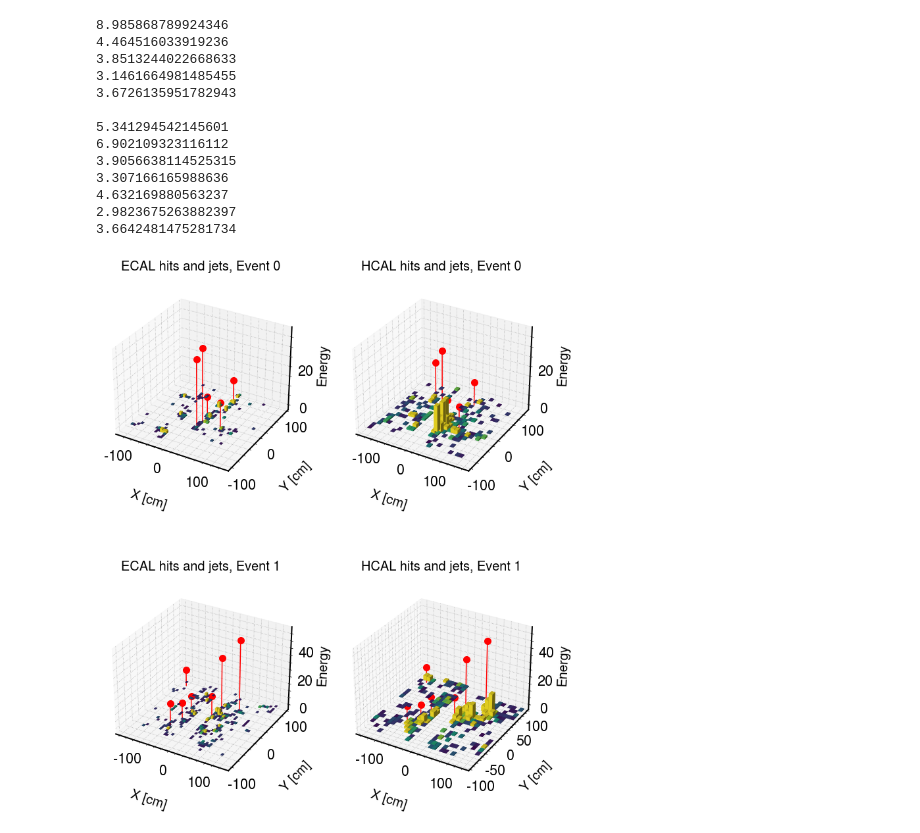
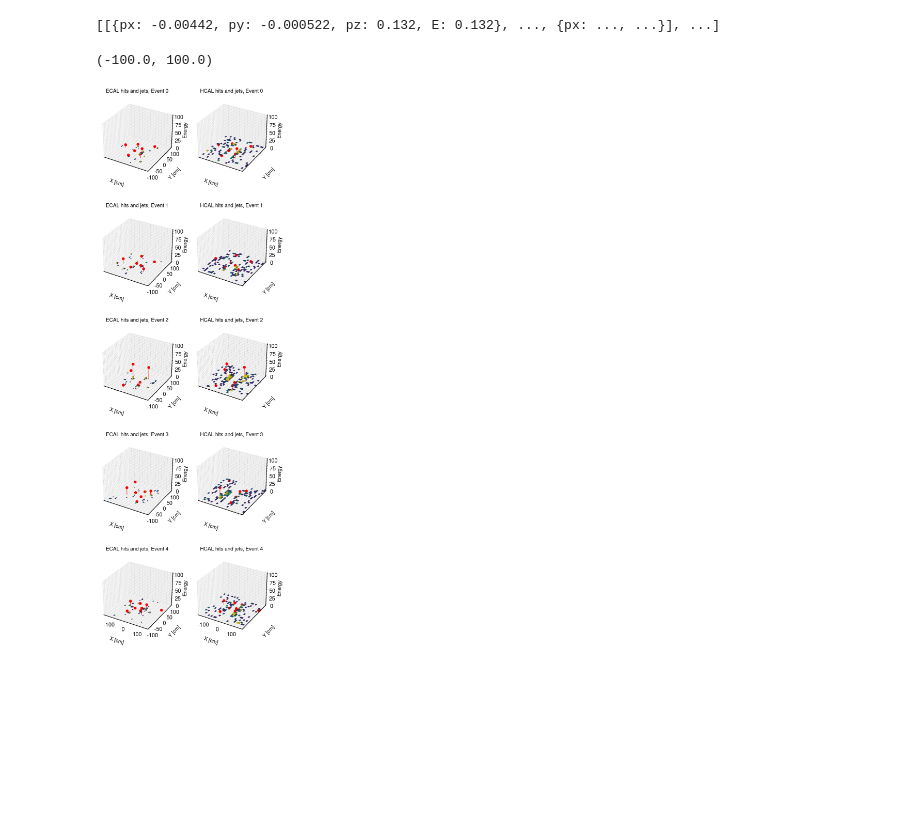
Before and after one commit to SeanBP/STAR-Forward-Analysis, a Jupyter notebook: STAR Forward Upgrade Analysis.ipynb, the cells around one changed output. Saved outputs shown, nothing was run; the diff lists cells and outputs as text; code cells hidden in the pictures; blank space fills up the shorter version.

```diff
--- a/STAR Forward Upgrade Analysis.ipynb
+++ b/STAR Forward Upgrade Analysis.ipynb
@@ -56,7 +59,8 @@ momenta = ak.zip(
         "px": ak.Array(px),
         "py": ak.Array(py),
         "pz": ak.Array(pz),
-        "E": ak.Array(ecut)
+        "E": ak.Array(ecut),
+        "det": ak.Array(idcut)
     }
 )
 
@@ -68,6 +72,6 @@ print(allLorentz)
 # %%
 # Define the jet definition
-jetdef = fastjet.JetDefinition(fastjet.antikt_algorithm, 0.4)
+jetdef = fastjet.JetDefinition(fastjet.antikt_algorithm, 1.0)
 
 # Cluster the particles into jets
 cluster = fastjet.ClusterSequence(allLorentz, jetdef)
@@ -82,8 +86,8 @@ def momentum_xyz(px, py, pz):
     return x, y, z
 
 # Define a function to calculate the eta coordinate
-def eta(y, z):
-    theta = abs(np.arctan(y / z))
+def eta(r, z):
+    theta = abs(np.arctan(r / z))
     return -1 * np.log(np.tan(theta / 2))
 
 def inverse_eta(eta, z):
@@ -95,6 +187,6 @@ def phi(x,y):
 # %%
 # Mask the jets based on the energy of their constituents
-mask = inc_jets.E > 10
+mask = inc_jets.E > 0
 inc_jets_masked = inc_jets[mask]
 
 # Extract the x, y, and z components of the momentum vector
@@ -113,23 +205,37 @@ jetYE = 724 * y / z
 
 jetEta = eta(np.sqrt(x**2 + y**2), z)
 jetPhi = phi(x,y)
+
+highJet = []
+
+for i in range(len(jetE)):
+    for j in range(len(jetE[i])):
+        if jetE[i][j] >= 0:
+            highJet.append(i)
+
+highJet = list(set(highJet))
+# %%
+print(inc_jets)
+# %% [output]
+[[{px: -0.00442, py: -0.000522, pz: 0.132, E: 0.132}, ..., {px: ..., ...}], ...]
 # %%
 n = 5
 
-fig, axs = plt.subplots(nrows=n, ncols=2, subplot_kw={'projection': '3d'}, figsize=(12, 8*n), gridspec_kw={'hspace': 0.1})
+fig, axs = plt.subplots(nrows=n, ncols=2, subplot_kw={'projection': '3d'}, figsize=(12, 8*n), gridspec_kw={'hspace': 0.1}, sharey=True,sharex=True)
 
 inferno = plt.get_cmap('viridis')
 cmap = plt.get_cmap('viridis')
 
+
+
 for i in range(n):
-    evt = i
-
+    #evt = highJet[i]
+    evt=i
     ax = axs[i][0]
     ax.set_title(f'ECAL hits and jets, Event {evt}', fontsize=20, pad=20)
     ax.bar3d(np.array(xEcal[evt]), np.array(yEcal[evt]), 0, 5.5694733, 5.572006, np.array(eEcal[evt]), color=[cmap(k) for k in np.array(eEcal[evt])])
+    ax.set_zlim(0, 100)
 
-    plt.xlim(-150,150)
-    plt.ylim(-100,100)
     ax.set_xlabel('X [cm]', fontsize=20)
     ax.set_ylabel('Y [cm]', fontsize=20)
     ax.set_zlabel('Energy', fontsize=20)
@@ -139,50 +245,40 @@ for i in range(n):
     ax.zaxis.labelpad=10
 
     for j in range(len(np.array(jetE[evt]))):
         x_pos = jetXE[evt][j]
         y_pos = jetYE[evt][j]
         z_pos = jetE[evt][j]
         ax.scatter(x_pos, y_pos, z_pos, s=100, color='red', marker='o')
         ax.plot([x_pos, x_pos], [y_pos, y_pos], [0, z_pos], color='red')
 
 
     ax = axs[i][1]
     ax.set_title(f'HCAL hits and jets, Event {evt}', fontsize=20, pad=20)
     ax.bar3d(np.array(xHcal[evt]), np.array(yHcal[evt]), 0, 9.985443, 9.98999, np.array(eHcal[evt]), color=[cmap(k) for k in np.array(eHcal[evt])])
 
-    plt.xlim(-150,150)
-    plt.ylim(-100,100)
+    ax.set_zlim(0, 100)
+
     ax.set_xlabel('X [cm]', fontsize=20)
     ax.set_ylabel('Y [cm]', fontsize=20)
     ax.set_zlabel('Energy', fontsize=20)
 
     ax.yaxis.labelpad=30
     ax.xaxis.labelpad=30
     ax.zaxis.labelpad=10
 
     for j in range(len(np.array(jetE[evt]))):
         x_pos = jetXH[evt][j]
         y_pos = jetYH[evt][j]
         z_pos = jetE[evt][j]
         ax.scatter(x_pos, y_pos, z_pos, s=100, color='red', marker='o')
         ax.plot([x_pos, x_pos], [y_pos, y_pos], [0, z_pos], color='red')
 
-plt.tight_layout()
+#plt.tight_layout()
+plt.xlim(-150,150)
+plt.ylim(-100,100)
 # %% [output]
-8.985868789924346
-4.464516033919236
-3.8513244022668633
-3.1461664981485455
-3.6726135951782943
-
-5.341294542145601
-6.902109323116112
-3.9056638114525315
-3.307166165988636
-4.632169880563237
-2.9823675263882397
-3.6642481475281734
+(-100.0, 100.0)
-[figure, old version]
+[figure, new version]
 # %%
 from matplotlib.patches import Circle
 
```
Also changed, not shown: parts of 7 cells of this notebook, 3 other files.
